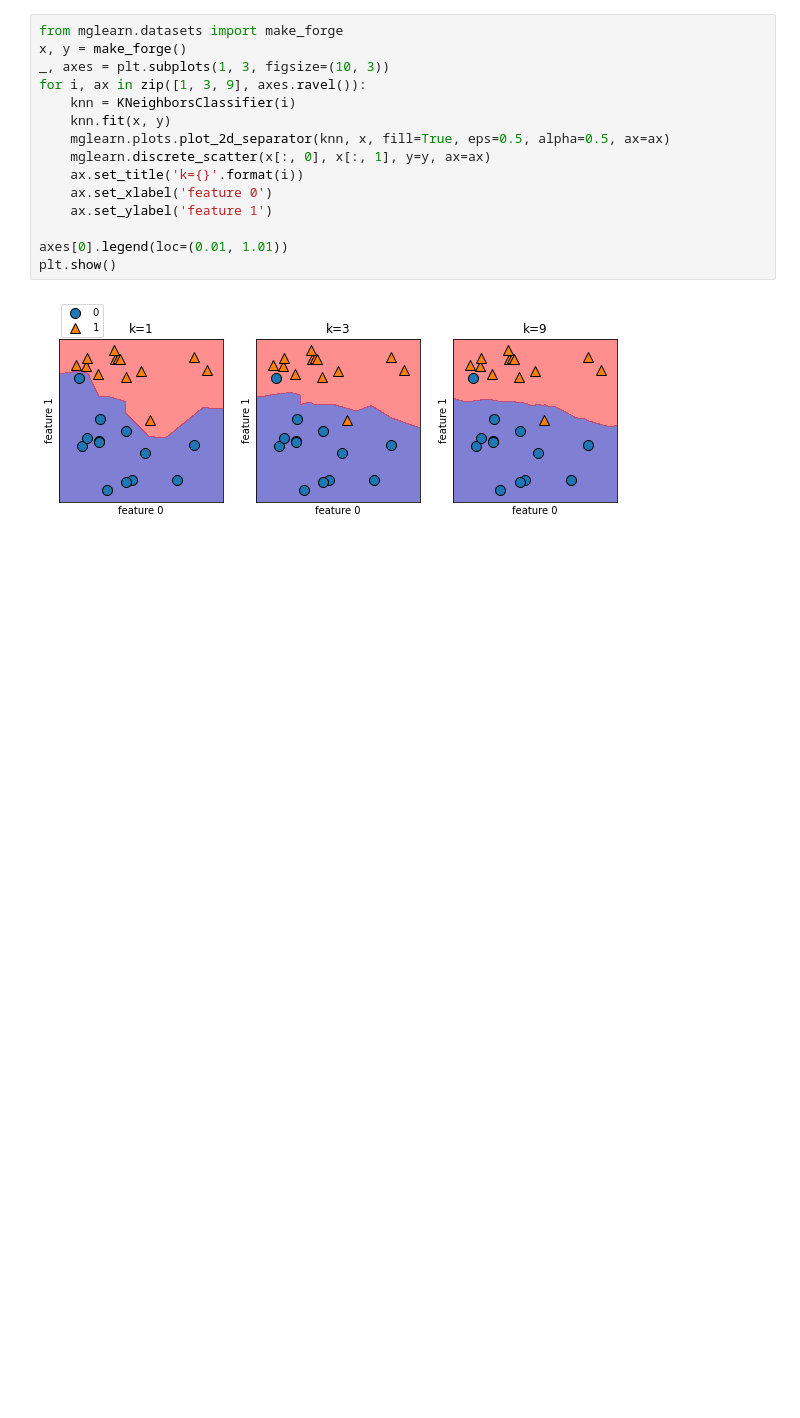
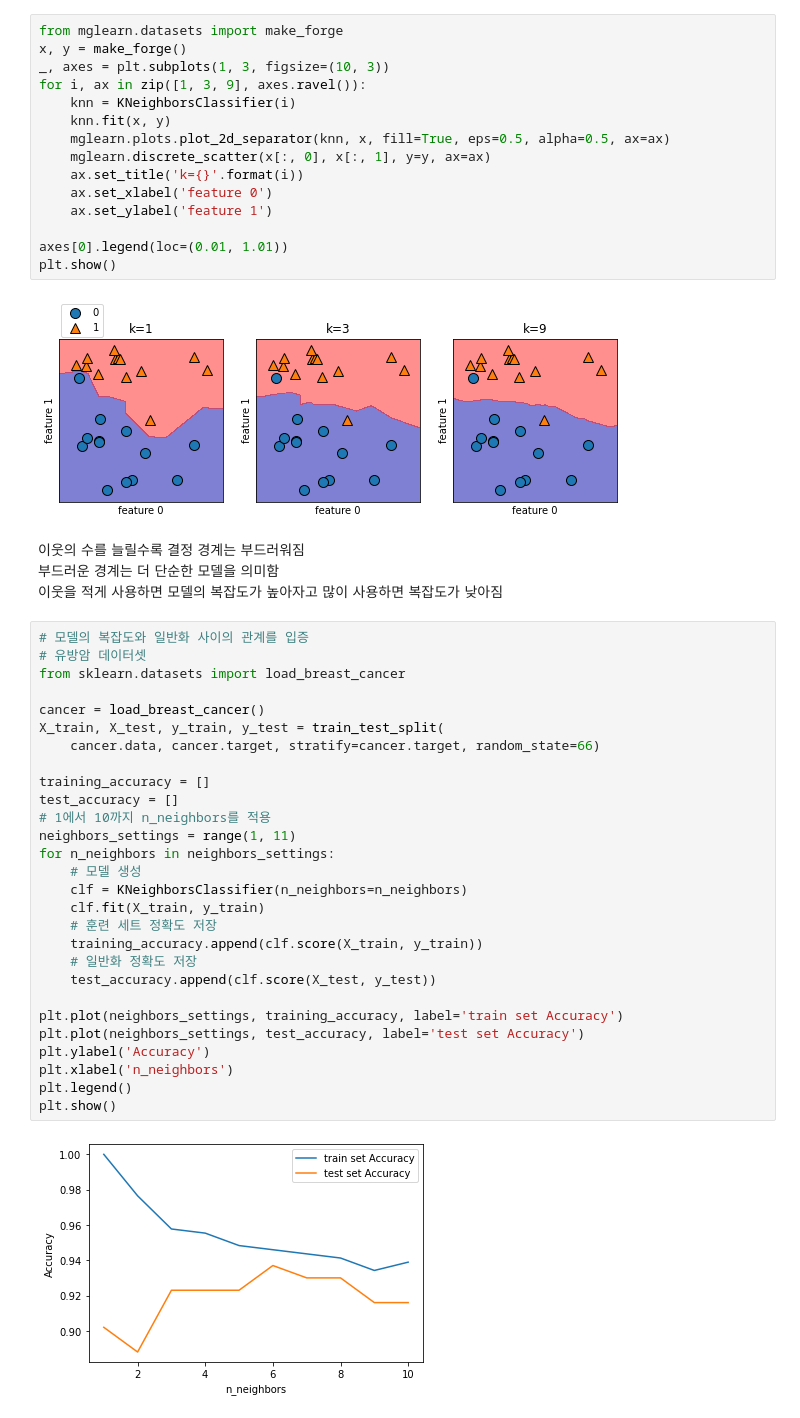
Before and after one commit to YuLim2/Deep-Learing-Machine-Learning, a Jupyter notebook: Study/Supervised-Learning_Algorithm.ipynb, the cells around one changed output. Saved outputs shown, nothing was run; the diff lists cells and outputs as text; blank space fills up the shorter version.

Commit message:
add: 모델의 복잡도와 일반화 사이의 관계를 입증 by knn-neighbors

```diff
--- a/Study/Supervised-Learning_Algorithm.ipynb
+++ b/Study/Supervised-Learning_Algorithm.ipynb
@@ -127,3 +127,37 @@ axes[0].legend(loc=(0.01, 1.01))
 plt.show()
 # %% [output]
 [figure]
+# %% [markdown]
+이웃의 수를 늘릴수록 결정 경계는 부드러워짐 <br>
+부드러운 경계는 더 단순한 모델을 의미함<br>
+이웃을 적게 사용하면 모델의 복잡도가 높아자고 많이 사용하면 복잡도가 낮아짐
+# %%
+# 모델의 복잡도와 일반화 사이의 관계를 입증
+# 유방암 데이터셋
+from sklearn.datasets import load_breast_cancer
+
+cancer = load_breast_cancer()
+X_train, X_test, y_train, y_test = train_test_split(
+    cancer.data, cancer.target, stratify=cancer.target, random_state=66)
+
+training_accuracy = []
+test_accuracy = []
+# 1에서 10까지 n_neighbors를 적용
+neighbors_settings = range(1, 11)
+for n_neighbors in neighbors_settings:
+    # 모델 생성
+    clf = KNeighborsClassifier(n_neighbors=n_neighbors)
+    clf.fit(X_train, y_train)
+    # 훈련 세트 정확도 저장
+    training_accuracy.append(clf.score(X_train, y_train))
+    # 일반화 정확도 저장
+    test_accuracy.append(clf.score(X_test, y_test))
+
+plt.plot(neighbors_settings, training_accuracy, label='train set Accuracy')
+plt.plot(neighbors_settings, test_accuracy, label='test set Accuracy')
+plt.ylabel('Accuracy')
+plt.xlabel('n_neighbors')
+plt.legend()
+plt.show()
+# %% [output]
+[figure, added]
```
